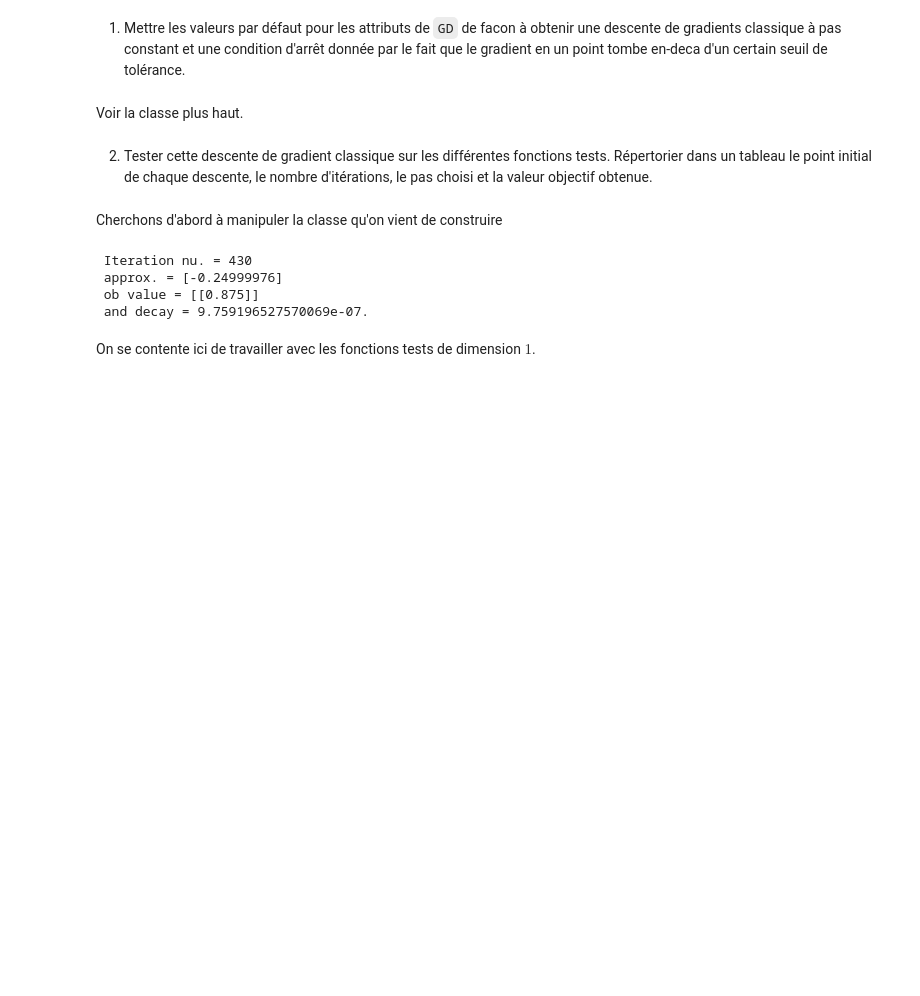
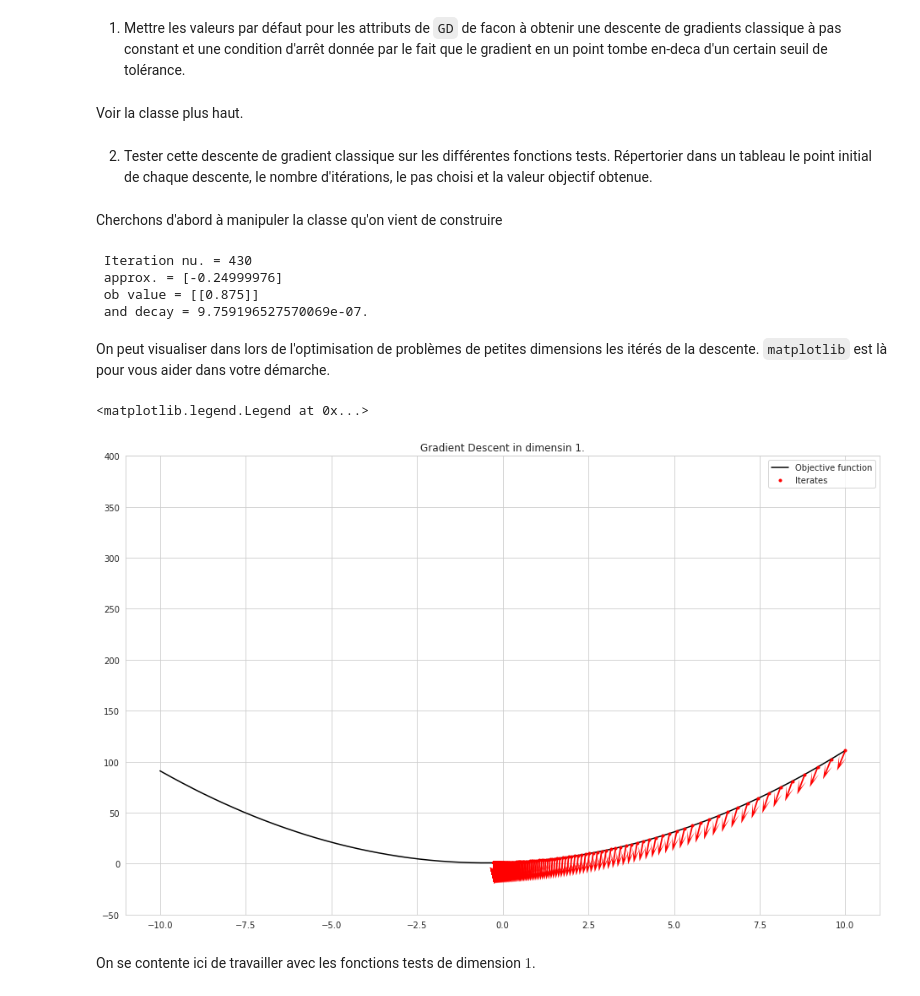
Before and after one commit to bashardudin/Epita-SCIA-OCVX, a Jupyter notebook: Notebooks/TP -- GradientDescent.ipynb, the cells around one changed output. Drawn from its saved outputs; the diff is of its cells as text; code cells hidden in the pictures; blank space fills up the shorter version.

```diff
--- a/Notebooks/TP -- GradientDescent.ipynb
+++ b/Notebooks/TP -- GradientDescent.ipynb
@@ -78,7 +78,7 @@ quad_I_d = {
     "value" : (lambda x, gamma: gamma*(x**2) + x + 1),
     "grad"  : (lambda x, gamma: 2*gamma*x + 1),
     "hess"  : (lambda x, gamma: 2*gamma),
-    "HCN"   : (lambda x, gamma: 2*gamma)
+    "HCN"   : 1
 }
 
 quad_I = test_function(**quad_I_d)
@@ -435,6 +443,24 @@ op_pt, iters, iters_dir, n_iter = GD_default(np.array([10]), (lambda x : quad_I.
  approx. = [-0.24999976]
  ob value = [[0.875]]
  and decay = 9.759196527570069e-07.
+# %% [markdown]
+On peut visualiser dans lors de l'optimisation de problèmes de petites dimensions les itérés de la descente. `matplotlib` est là pour  vous aider dans votre démarche.
+# %%
+fig, ax = plt.subplots(figsize=(16, 10))
+f = lambda x: quad_I.value (x, 1)
+x = np.linspace(-10, 10, 400)
+ax.set_ylim(-50, 400)
+ax.plot(x, f(x), "k-", label="Objective function")
+# reshaping iters for input
+iters_reshape = iters.reshape(iters.shape[0], 1)
+ax.plot(iters_reshape, f(iters_reshape), 'r.', label="Iterates")
+ax.quiver(iters_reshape, f(iters_reshape), iters_dir, -1,
+          color='r', scale=None, width=0.002, headwidth=5, headlength=10)
+ax.set_title("Gradient Descent in dimensin 1.")
+ax.legend()
+# %% [output]
+<matplotlib.legend.Legend at 0x...>
+[figure, added]
 # %% [markdown]
 On se contente ici de travailler avec les fonctions tests de dimension $1$.
 # %%
```
Also changed, not shown: parts of 28 cells of this notebook.
